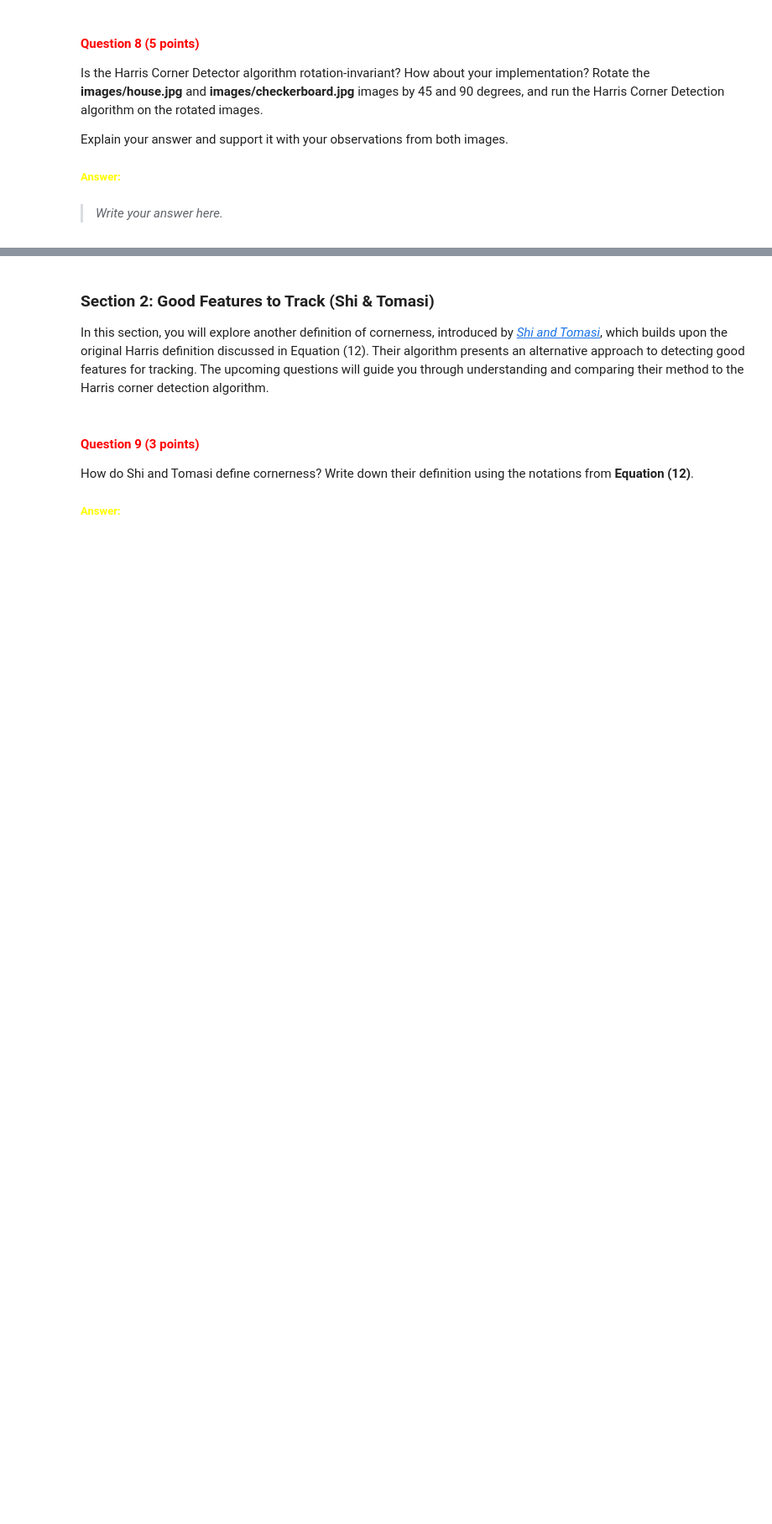
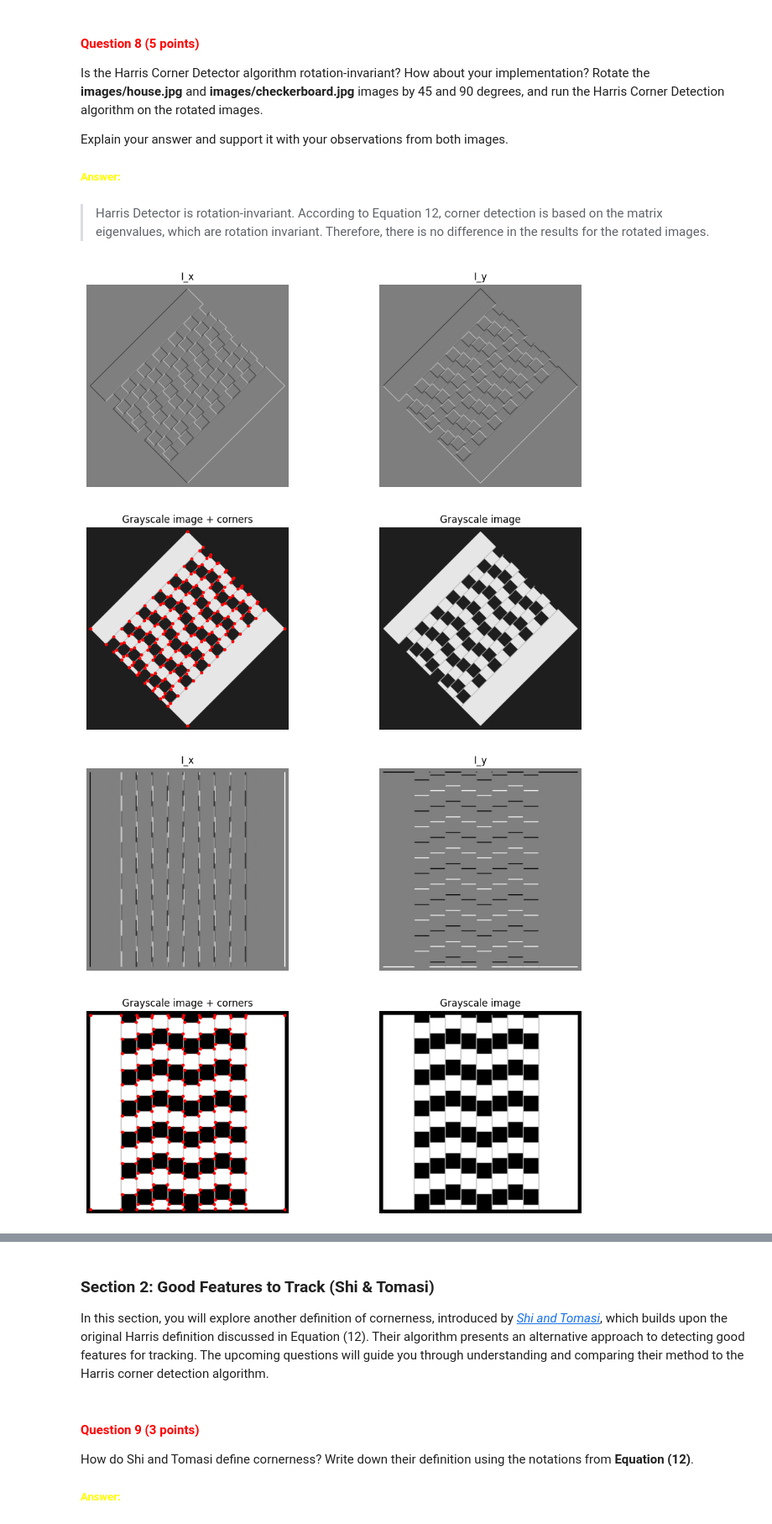
Before and after one commit to CV1Group28/cv1-lab-3, a Jupyter notebook: cv1-lab-3.ipynb, the cells around one changed output, grey strips where cells are left out. Shown at 84% size. Cells and saved outputs as stored; diff of their text form; code cells hidden in the pictures; blank space fills up the shorter version.

```diff
--- a/cv1-lab-3.ipynb
+++ b/cv1-lab-3.ipynb
@@ -376,5 +450,3 @@ Is the Harris Corner Detector algorithm rotation-invariant? How about your imple
 Explain your answer and support it with your observations from both images.
 
 ##### <font color='yellow'>Answer:</font>
-# %% [markdown]
-> *Write your answer here.*
@@ -382,0 +453,18 @@ Explain your answer and support it with your observations from both images.
+# %% [markdown]
+> Harris Detector is rotation-invariant. According to Equation 12, corner detection is based on the matrix eigenvalues, which are rotation invariant. Therefore, there is no difference in the results for the rotated images.
+# %%
+# YOUR CODE HERE
+
+from scipy import ndimage
+
+image = convert_image_to_grayscale("images/checkerboard.jpg")
+rotated = ndimage.rotate(image, 45, reshape=True)
+harris_response, rows, columns = harris_corner_detector(rotated, 1, 1e-3)
+plot_harris_corner_detection_results(rotated, rows, columns)
+
+rotated = ndimage.rotate(image, 90, reshape=True)
+harris_response, rows, columns = harris_corner_detector(rotated, 1, 1e-3)
+plot_harris_corner_detection_results(rotated, rows, columns)
+# %% [output]
+[figure, added]
+[figure, added]
```
Also changed, not shown: parts of 20 cells of this notebook.
